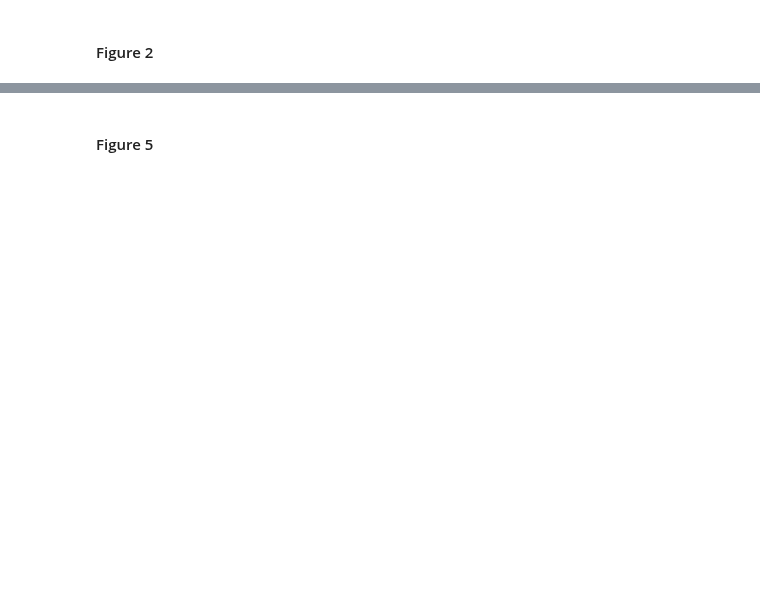
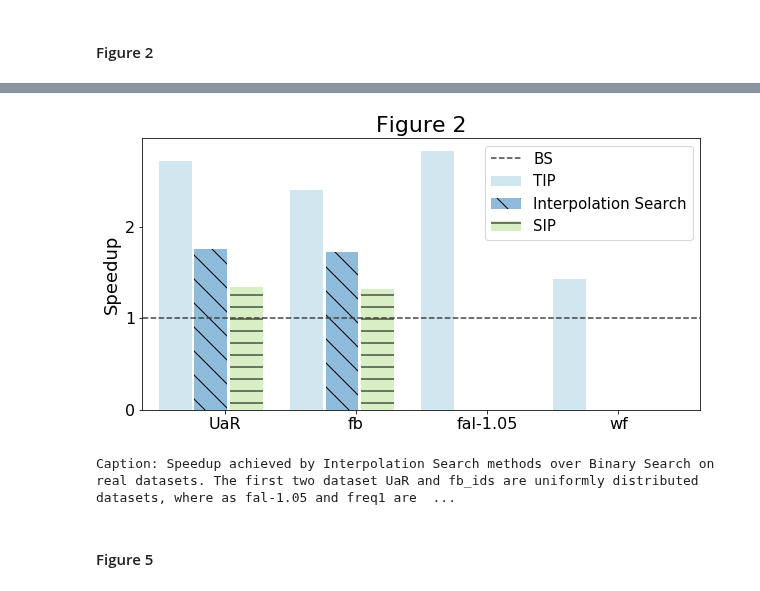
Before and after one commit to UWHustle/Efficiently-Searching-In-Memory-Sorted-Arrays, a Jupyter notebook: replicate_experiments/Reproducibility.ipynb, the cells around one changed output, grey strips where cells are left out. Saved outputs shown, nothing was run; the diff lists cells and outputs as text; code cells hidden in the pictures; blank space fills up the shorter version.

```diff
--- a/replicate_experiments/Reproducibility.ipynb
+++ b/replicate_experiments/Reproducibility.ipynb
@@ -207,7 +207,5 @@ plt.legend(['TIP', 'Interpolation Search', 'SIP'], loc='upper right')
 plt.legend(prop={'size': 15})
 plt.show()
 
-print("Caption: Speedup achieved by Interpolation Search methods over Binary Search on real datasets.\n\
-       The first two dataset UaR and fb_ids are uniformly distributed datasets, where as fal-1.05 and freq1\n\
-      are skewed datasets. 8 Byte record are used.")
+print("Caption: Speedup achieved by Interpolation Search methods over Binary Search on real datasets. The first two dataset UaR and fb_ids are uniformly distributed datasets, where as fal-1.05 and freq1 are skewed datasets. 8 Byte record are used.")
 # %% [output]
@@ -215,2 +214,4 @@ SyntaxError: EOL while scanning string literal (<ipython-input-16-5524e5a377e8>,
+[figure, added]
+Caption: Speedup achieved by Interpolation Search methods over Binary Search on real datasets. The first two dataset UaR and fb_ids are uniformly distributed datasets, where as fal-1.05 and freq1 are  ...
 # %% [markdown]
 #### Figure 5
```
Also changed, not shown: parts of 11 cells of this notebook.
